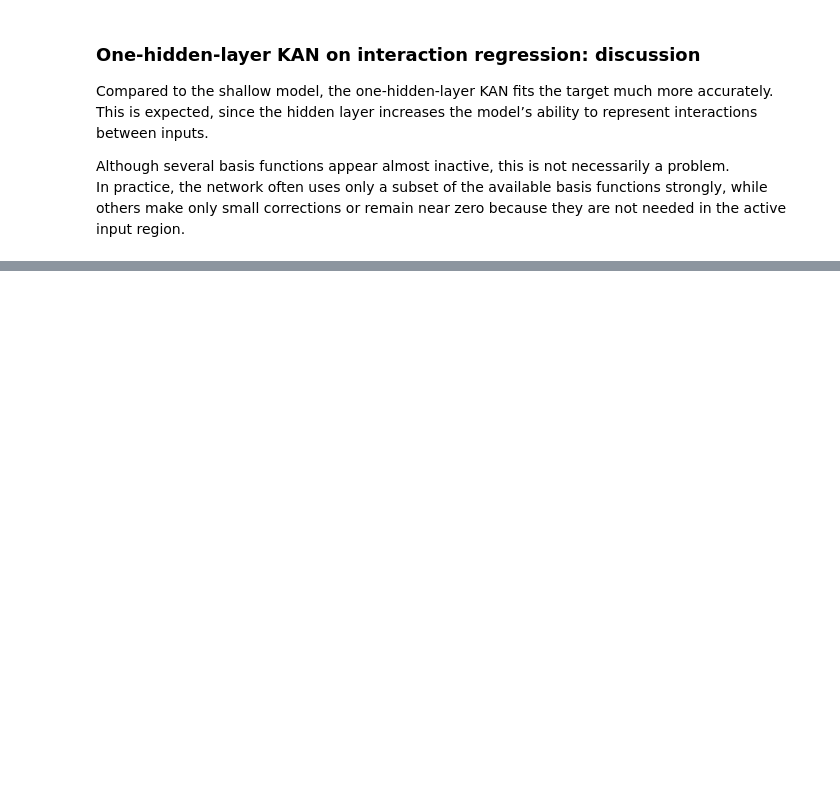
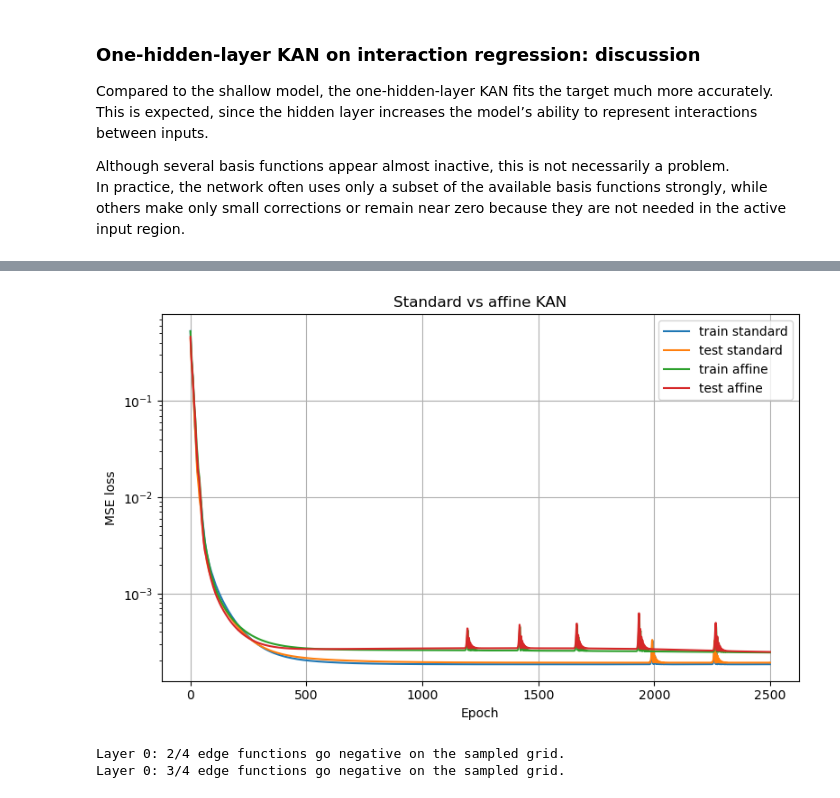
Before and after one commit to sofijaorlovic/photonic-KAN, a Jupyter notebook: smoke_test.ipynb, the cells around one changed output, grey strips where cells are left out. Drawn from its saved outputs; the diff is of its cells as text; code cells hidden in the pictures; blank space fills up the shorter version.

```diff
--- a/smoke_test.ipynb
+++ b/smoke_test.ipynb
@@ -591,0 +813,8 @@ plt.show()
+# %%
+def target_fn_test2(x):
+    x1 = x[:, 0:1]
+    x2 = x[:, 1:2]
+    return torch.exp(torch.sqrt(x1**2 + x2**2))
+
+y_train = target_fn(x_train)
+y_test = target_fn(x_test)
@@ -591,0 +924,22 @@ plt.show()
+# %%
+plt.figure(figsize=(8, 5))
+plt.plot(train_losses_std, label="train standard")
+plt.plot(test_losses_std, label="test standard")
+plt.plot(train_losses_aff, label="train affine")
+plt.plot(test_losses_aff, label="test affine")
+plt.yscale("log")
+plt.xlabel("Epoch")
+plt.ylabel("MSE loss")
+plt.title("Standard vs affine KAN")
+plt.grid(True)
+plt.legend()
+plt.tight_layout()
+plt.show()
+# %% [output]
+[figure, added]
+# %%
+check_edge_positivity(model_std, layer_idx=0)
+check_edge_positivity(model_aff, layer_idx=0)
+# %% [output]
+Layer 0: 2/4 edge functions go negative on the sampled grid.
+Layer 0: 3/4 edge functions go negative on the sampled grid.
```
Also changed, not shown: parts of 37 cells of this notebook, 2 other files.
